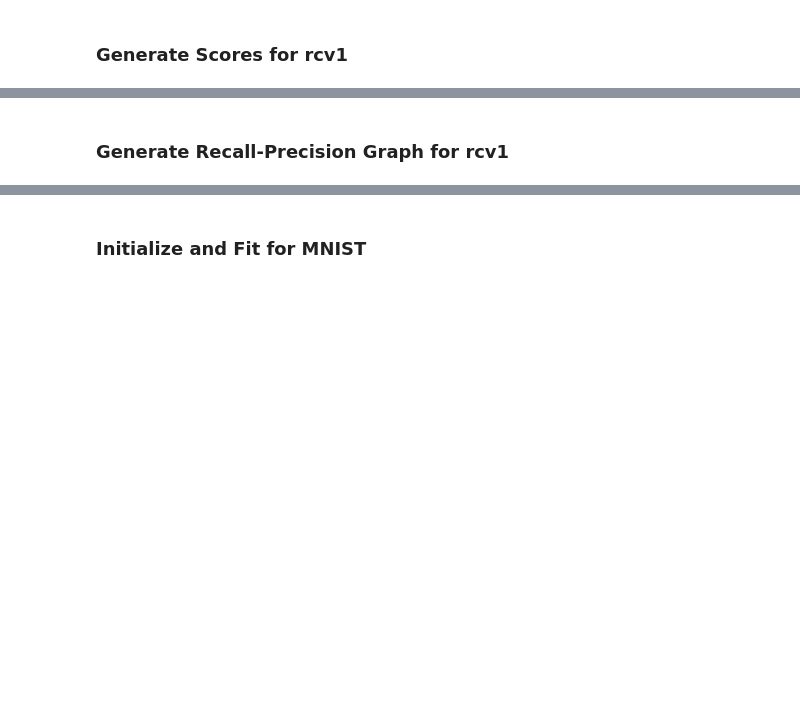
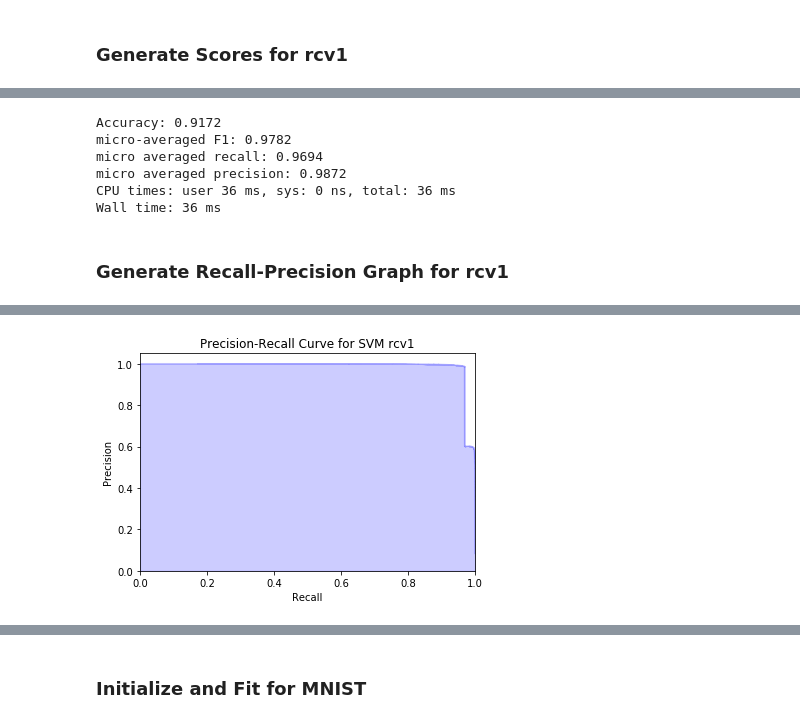
Before and after one commit to ZacCat/Machine-Learning-Notebooks, a Jupyter notebook: classification.ipynb, the cells around one changed output, grey strips where cells are left out. Drawn from its saved outputs; the diff is of its cells as text; code cells hidden in the pictures; blank space fills up the shorter version.

```diff
--- a/classification.ipynb
+++ b/classification.ipynb
@@ -622,20 +638,19 @@ import matplotlib.pyplot as plt
 from sklearn.preprocessing import label_binarize
 import numpy as np
 
-# Example provided by http://scikit-learn.org/stable/auto_examples/model_selection/plot_precision_recall.html#sphx-glr-auto-examples-model-selection-plot-precision-recall-py
-def graph_precision_recall(Y_test, y_score, title, classes=[]):
+def graph_precision_recall(target, confidence, title, classes=[]):
 
-    if issparse(Y_test):
-        Y_test = Y_test.toarray()
+    if issparse(target):
+        target = target.toarray()
 
-    # If Y_test is multiclass it must be binarized
-    if not np.array_equal(Y_test, Y_test.astype(bool)):
-        classes_auto = np.unique(Y_test)
-        Y_test = label_binarize(Y_test, classes_auto if len(classes) < len(classes_auto) else classes)
+    # If target is multiclass it must be binarized
+    if not np.array_equal(target, target.astype(bool)):
+        classes_auto = np.unique(target)
+        target = label_binarize(target, classes_auto if len(classes) < len(classes_auto) else classes)
 
     # A "micro-average": quantifying score on all classes jointly
-    precision, recall, threshold = precision_recall_curve(Y_test.ravel(), y_score.ravel())
-    average_precision = average_precision_score(Y_test, y_score, average="micro")
+    precision, recall, threshold = precision_recall_curve(target.ravel(), confidence.ravel())
+    average_precision = average_precision_score(target, confidence, average="micro")
 
     # Generate Graph
     plt.figure()
@@ -802,13 +834,18 @@ pred_SVM_rcv1 = clf_SVM_rcv1.predict(rcv1_test.data)
 # %%
 %%time
 
-scores_SVM_rcv1 = get_scores(rcv1_test.target, pred_SVM_rcv1)
-print_scores(scores_SVM)
+scores_SVM_rcv1 = get_scores(rcv1_test.target, pred_SVM_rcv1, 'micro')
+print_scores(scores_SVM_rcv1, 'micro')
+# %% [output]
+Accuracy: 0.9172
+micro-averaged F1: 0.9782
+micro averaged recall: 0.9694
+micro averaged precision: 0.9872
+CPU times: user 36 ms, sys: 0 ns, total: 36 ms
+Wall time: 36 ms
 # %% [markdown]
 ### Generate Recall-Precision Graph for rcv1
 # %%
-%%time
-
-# Predict using every 100th document to reduce size for testing
-confidence_SVM_rcv1_part = clf_SVM_rcv1.decision_function(rcv1_test.data[::100])
-metrics_SVM_rcv1_part = graph_precision_recall(rcv1_test.target[::100], confidence_SVM_rcv1_part, 'SVM_1 percent rcv1' )
+%time confidence_SVM_rcv1 = clf_SVM_rcv1.decision_function(rcv1_test.data)
+%time metrics_SVM_rcv1 = graph_precision_recall(rcv1_test.target, confidence_SVM_rcv1, 'SVM rcv1' )
+# %% [output]
@@ -814,0 +854 @@ metrics_SVM_rcv1_part = graph_precision_recall(rcv1_test.target[::100], confiden
+[figure, added]
```
Also changed, not shown: parts of 33 cells of this notebook, 1 other file.
